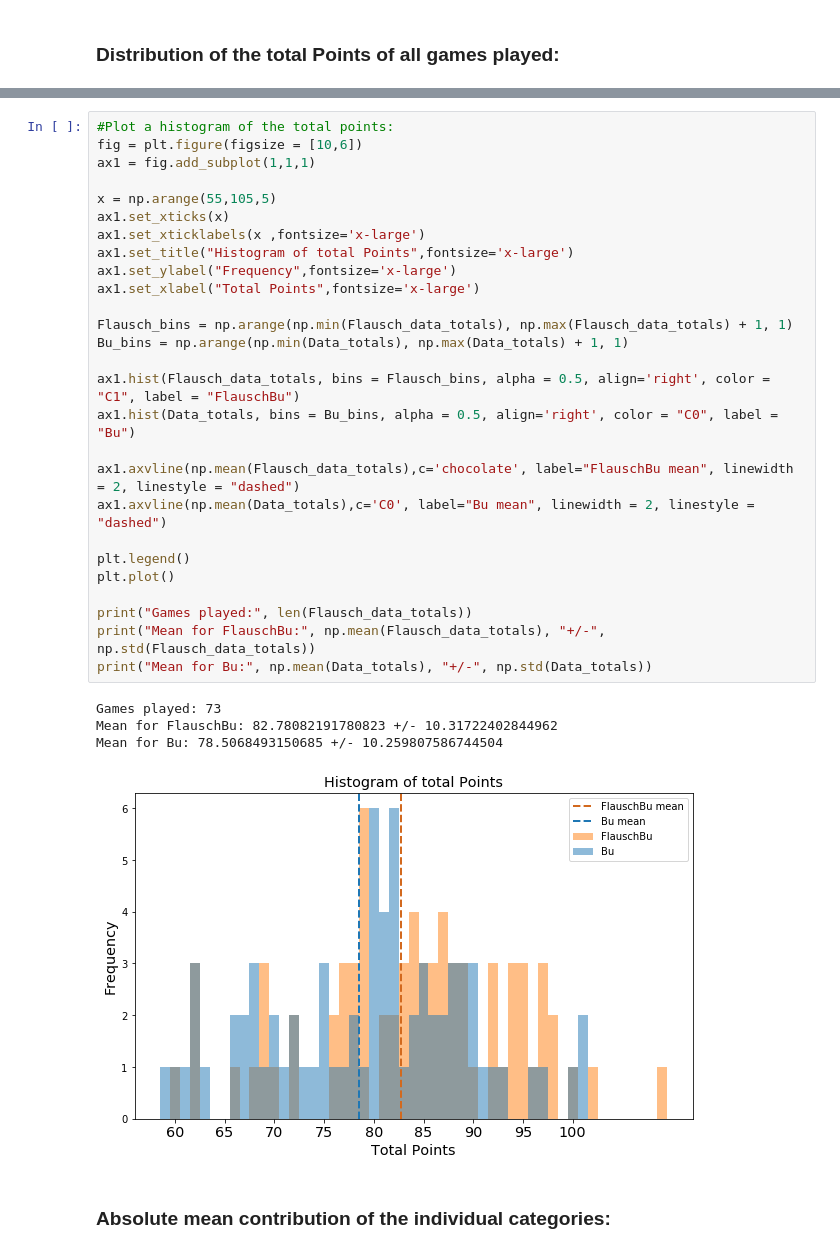
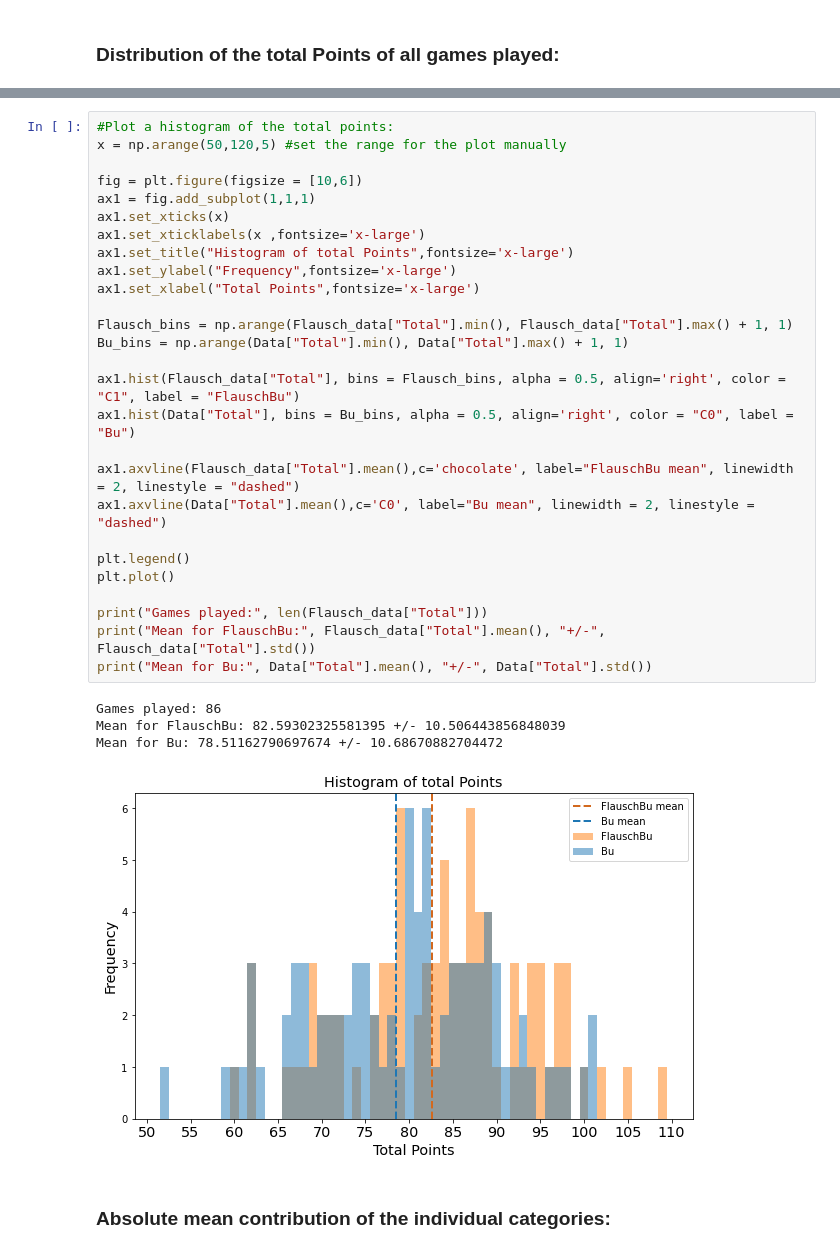
Before and after one commit to NadjaLessing/interactive-wingspan-analysis, a Jupyter notebook: BirdBuAnalysis.ipynb, the cells around one changed output, grey strips where cells are left out. Cells and saved outputs as stored; diff of their text form.

```diff
--- a/BirdBuAnalysis.ipynb
+++ b/BirdBuAnalysis.ipynb
@@ -157,35 +147,35 @@ Data_totals = Data_categories[6]
 # %%
 #Plot a histogram of the total points:
+x = np.arange(50,120,5) #set the range for the plot manually
+
 fig = plt.figure(figsize = [10,6])
 ax1 = fig.add_subplot(1,1,1)
-
-x = np.arange(55,105,5)
 ax1.set_xticks(x)
 ax1.set_xticklabels(x ,fontsize='x-large')
 ax1.set_title("Histogram of total Points",fontsize='x-large')
 ax1.set_ylabel("Frequency",fontsize='x-large')
 ax1.set_xlabel("Total Points",fontsize='x-large')
 
-Flausch_bins = np.arange(np.min(Flausch_data_totals), np.max(Flausch_data_totals) + 1, 1)
-Bu_bins = np.arange(np.min(Data_totals), np.max(Data_totals) + 1, 1)
+Flausch_bins = np.arange(Flausch_data["Total"].min(), Flausch_data["Total"].max() + 1, 1)
+Bu_bins = np.arange(Data["Total"].min(), Data["Total"].max() + 1, 1)
 
-ax1.hist(Flausch_data_totals, bins = Flausch_bins, alpha = 0.5, align='right', color = "C1", label = "FlauschBu")
-ax1.hist(Data_totals, bins = Bu_bins, alpha = 0.5, align='right', color = "C0", label = "Bu")
+ax1.hist(Flausch_data["Total"], bins = Flausch_bins, alpha = 0.5, align='right', color = "C1", label = "FlauschBu")
+ax1.hist(Data["Total"], bins = Bu_bins, alpha = 0.5, align='right', color = "C0", label = "Bu")
 
-ax1.axvline(np.mean(Flausch_data_totals),c='chocolate', label="FlauschBu mean", linewidth = 2, linestyle = "dashed")
-ax1.axvline(np.mean(Data_totals),c='C0', label="Bu mean", linewidth = 2, linestyle = "dashed")
+ax1.axvline(Flausch_data["Total"].mean(),c='chocolate', label="FlauschBu mean", linewidth = 2, linestyle = "dashed")
+ax1.axvline(Data["Total"].mean(),c='C0', label="Bu mean", linewidth = 2, linestyle = "dashed")
 
 plt.legend()
 plt.plot()
 
-print("Games played:", len(Flausch_data_totals))
-print("Mean for FlauschBu:", np.mean(Flausch_data_totals), "+/-", np.std(Flausch_data_totals))
-print("Mean for Bu:", np.mean(Data_totals), "+/-", np.std(Data_totals))
+print("Games played:", len(Flausch_data["Total"]))
+print("Mean for FlauschBu:", Flausch_data["Total"].mean(), "+/-", Flausch_data["Total"].std())
+print("Mean for Bu:", Data["Total"].mean(), "+/-", Data["Total"].std())
 # %% [output]
-Games played: 73
-Mean for FlauschBu: 82.78082191780823 +/- 10.31722402844962
-Mean for Bu: 78.5068493150685 +/- 10.259807586744504
+Games played: 86
+Mean for FlauschBu: 82.59302325581395 +/- 10.506443856848039
+Mean for Bu: 78.51162790697674 +/- 10.68670882704472
-[figure, old version]
+[figure, new version]
 # %% [markdown]
 ### Absolute mean contribution of the individual categories:
 # %%
```
Also changed, not shown: parts of 10 cells of this notebook.
